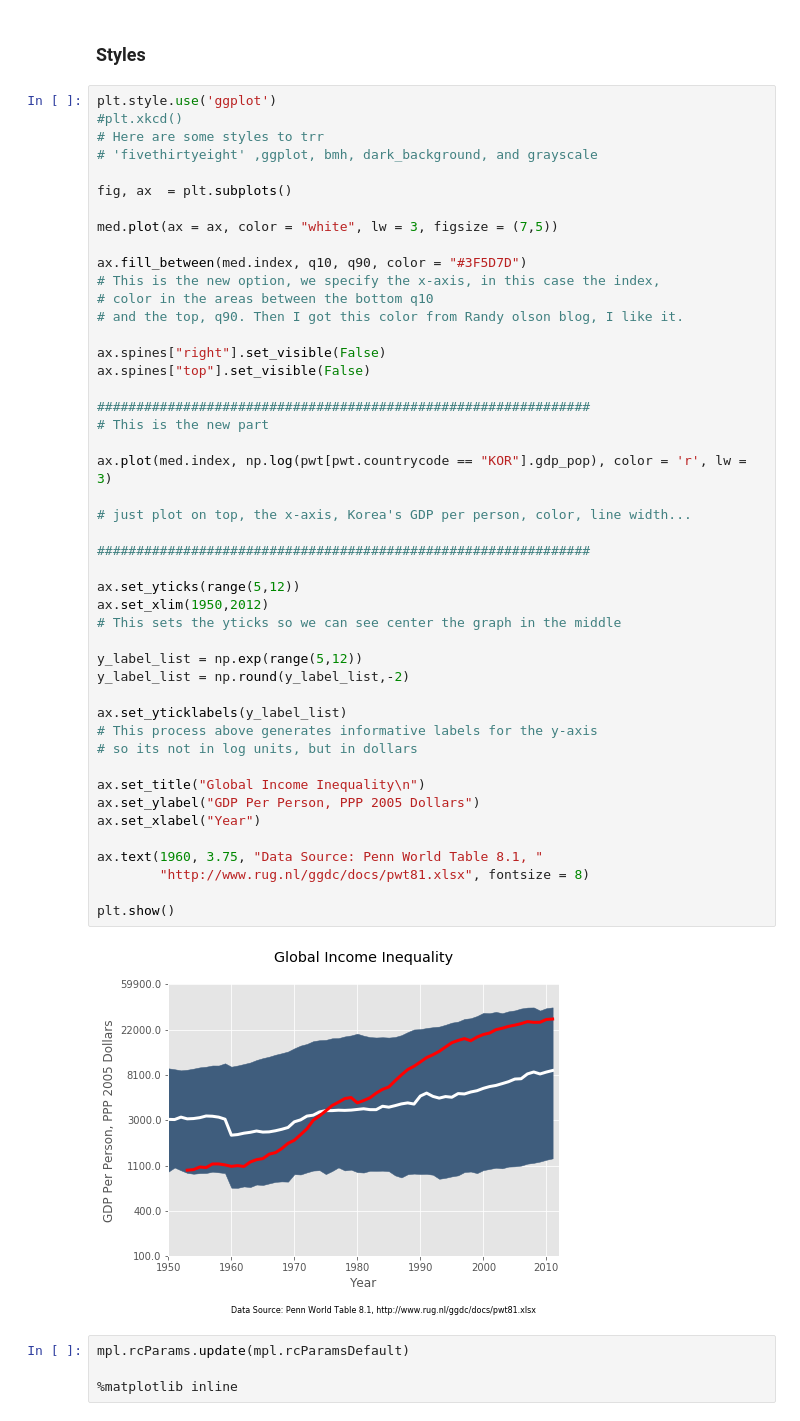
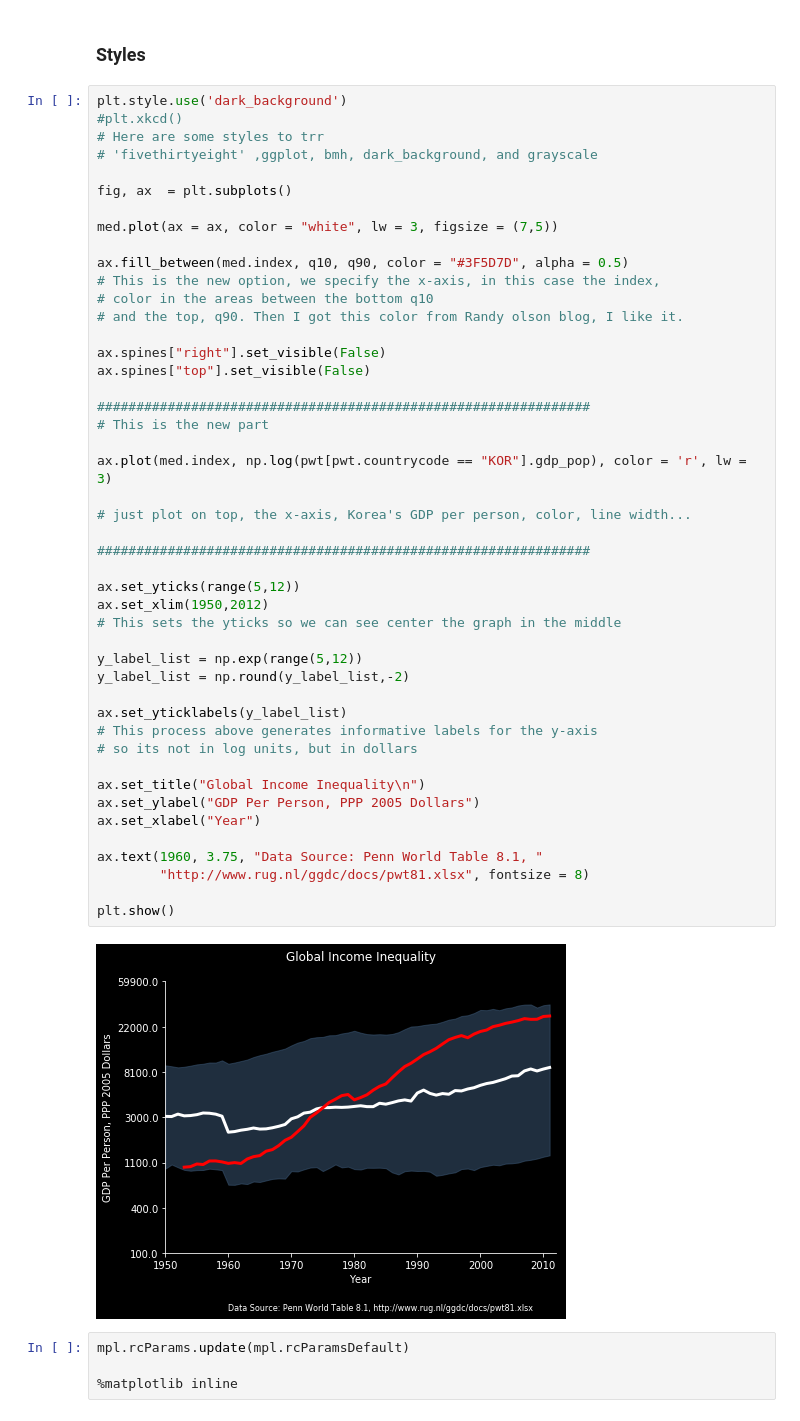
Before and after one commit to mwaugh0328/data_bootcamp_spring_2018, a Jupyter notebook: week9/inclass_more_matplotlib.ipynb, the cells around one changed output. Cells and saved outputs as stored; diff of their text form.

```diff
--- a/week9/inclass_more_matplotlib.ipynb
+++ b/week9/inclass_more_matplotlib.ipynb
@@ -238,7 +238,7 @@ plt.show()
 # %% [markdown]
 ### Styles
 # %%
-plt.style.use('ggplot')
+plt.style.use('dark_background')
 #plt.xkcd()
 # Here are some styles to trr
 # 'fivethirtyeight' ,ggplot, bmh, dark_background, and grayscale
@@ -247,7 +247,7 @@ fig, ax  = plt.subplots()
 
 med.plot(ax = ax, color = "white", lw = 3, figsize = (7,5))
 
-ax.fill_between(med.index, q10, q90, color = "#3F5D7D")
+ax.fill_between(med.index, q10, q90, color = "#3F5D7D", alpha = 0.5)
 # This is the new option, we specify the x-axis, in this case the index,
 # color in the areas between the bottom q10
 # and the top, q90. Then I got this color from Randy olson blog, I like it.
@@ -257,34 +257,34 @@ ax.spines["top"].set_visible(False)
 
 ###############################################################
 # This is the new part
 
 ax.plot(med.index, np.log(pwt[pwt.countrycode == "KOR"].gdp_pop), color = 'r', lw = 3)
 
 # just plot on top, the x-axis, Korea's GDP per person, color, line width...
 
 ###############################################################
 
 ax.set_yticks(range(5,12))
 ax.set_xlim(1950,2012)
 # This sets the yticks so we can see center the graph in the middle
 
 y_label_list = np.exp(range(5,12))
 y_label_list = np.round(y_label_list,-2)
 
 ax.set_yticklabels(y_label_list)
 # This process above generates informative labels for the y-axis
 # so its not in log units, but in dollars
 
 ax.set_title("Global Income Inequality\n")
 ax.set_ylabel("GDP Per Person, PPP 2005 Dollars")
 ax.set_xlabel("Year")
 
 ax.text(1960, 3.75, "Data Source: Penn World Table 8.1, "
         "http://www.rug.nl/ggdc/docs/pwt81.xlsx", fontsize = 8)
 
 plt.show()
 # %% [output]
-[figure, old version]
+[figure, new version]
 # %%
 mpl.rcParams.update(mpl.rcParamsDefault)
 
```
Also changed, not shown: parts of 2 cells of this notebook, 3 other files.
